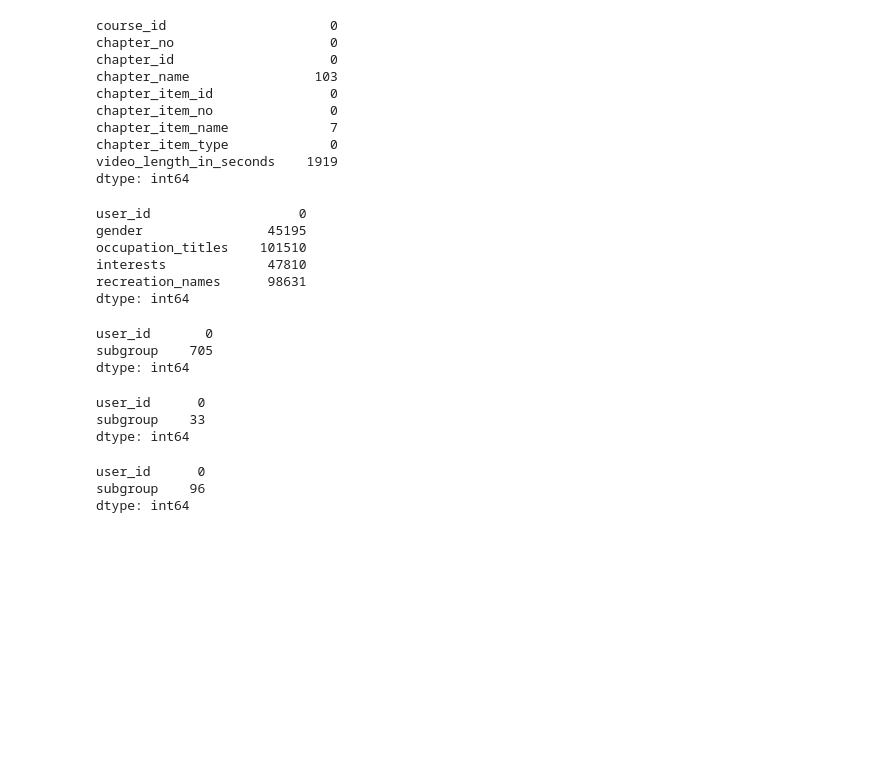
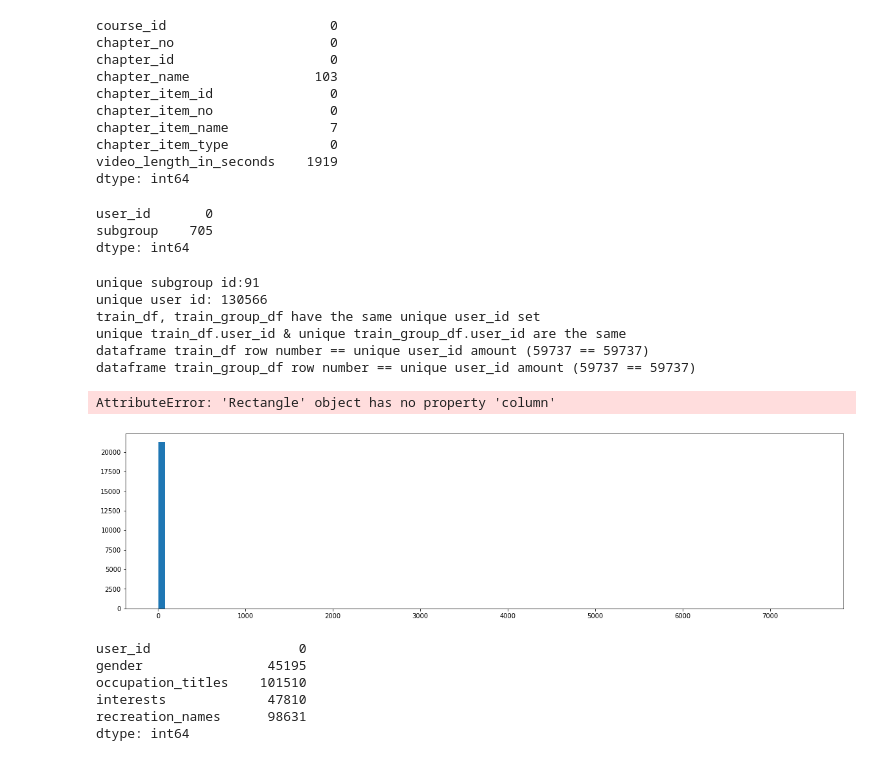
Before and after one commit to bonzo-ntu/2022ADL-FinalProject-4, a Jupyter notebook: EDA.ipynb, the cells around one changed output. Cells and saved outputs as stored; diff of their text form; code cells hidden in the pictures; blank space fills up the shorter version.

```diff
--- a/EDA.ipynb
+++ b/EDA.ipynb
@@ -115,6 +116,45 @@ chapter_item_name             7
 chapter_item_type             0
 video_length_in_seconds    1919
 dtype: int64
+# %%
+train_group_df.isnull().sum()
+# %% [output]
+user_id       0
+subgroup    705
+dtype: int64
+# %%
+subgroups_df_sid = pd.unique(subgroups_df.subgroup_id).shape[0]
+users_df_uid = pd.unique(users_df.user_id).shape[0]
+print(f'unique subgroup id:{subgroups_df_sid}')
+print(f'unique user id: {users_df_uid}')
+
+
+train_df_uid_set = set(train_df.user_id.to_list())
+train_group_df_uid_set = set(train_group_df.user_id.to_list())
+identical_set = train_df_uid_set.symmetric_difference(train_group_df_uid_set)
+msg = f'unique user_id not the same set in train_df, train_group_df'
+assert len(identical_set) == 0, msg
+print(f'train_df, train_group_df have the same unique user_id set')
+
+check_unique_items_are_same_set(train_df, 'train_df', 'user_id', train_group_df, 'train_group_df', 'user_id')
+check_row_number_with_unique_amount(train_df, 'train_df', 'user_id')
+check_row_number_with_unique_amount(train_group_df, 'train_group_df', 'user_id')
+# %% [output]
+unique subgroup id:91
+unique user id: 130566
+train_df, train_group_df have the same unique user_id set
+unique train_df.user_id & unique train_group_df.user_id are the same
+dataframe train_df row number == unique user_id amount (59737 == 59737)
+dataframe train_group_df row number == unique user_id amount (59737 == 59737)
+# %%
+course_chapter_items_df[['video_length_in_seconds']].describe()
+course_chapter_items_df[['video_length_in_seconds']]
+
+ax = course_chapter_items_df.plot.hist(column=['video_length_in_seconds'],bins=100, xticks=range(0,8000,100), figsize=(20,5), title='video_length_in_seconds')
+ax.tick_params(axis='x', rotation=45)
+# %% [output]
+AttributeError: 'Rectangle' object has no property 'column'
+[figure, added]
 # %%
 users_df.isnull().sum()
 # %% [output]
@@ -124,22 +164,3 @@ occupation_titles    101510
 interests             47810
 recreation_names      98631
 dtype: int64
-# %%
-
-train_group_df.isnull().sum()
-# %% [output]
-user_id       0
-subgroup    705
-dtype: int64
-# %%
-val_seen_group_df.isnull().sum()
-# %% [output]
-user_id      0
-subgroup    33
-dtype: int64
-# %%
-val_unseen_group_df.isnull().sum()
-# %% [output]
-user_id      0
-subgroup    96
-dtype: int64
```
Also changed, not shown: parts of 19 cells of this notebook.
